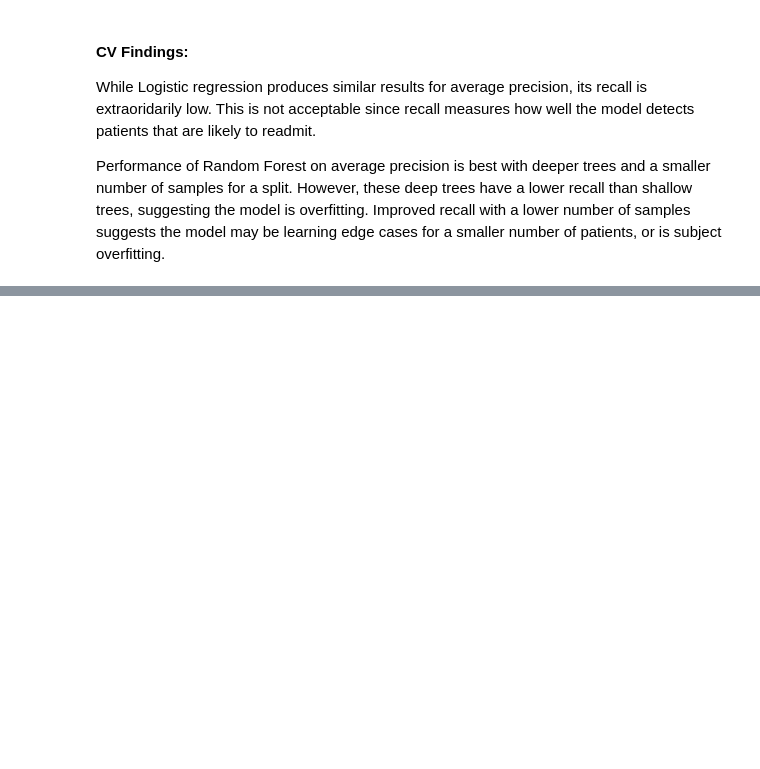
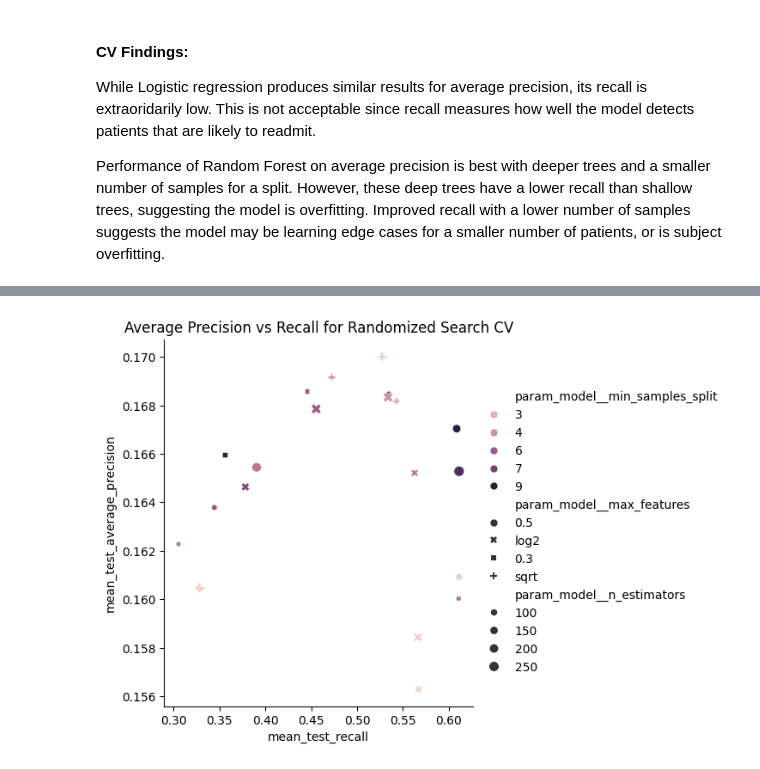
Before and after one commit to SJBales/Diabetes, a Jupyter notebook: notebooks/workshop.ipynb, the cells around one changed output, grey strips where cells are left out. Drawn from its saved outputs; the diff is of its cells as text; code cells hidden in the pictures; blank space fills up the shorter version.

```diff
--- a/notebooks/workshop.ipynb
+++ b/notebooks/workshop.ipynb
@@ -326 +332,12 @@ pd.DataFrame(random_cv.cv_results_).sort_values('mean_test_average_precision', a
 10 rows × 41 columns
+# %%
+sns.relplot(data=rand_grid_cv_results,
+            x='mean_test_recall',
+            y='mean_test_average_precision',
+            hue='param_model__min_samples_split',
+            style='param_model__max_features',
+            size='param_model__n_estimators')
+plt.title("Average Precision vs Recall for Randomized Search CV")
+plt.show()
+# %% [output]
+[figure, added]
```
Also changed, not shown: parts of 10 cells of this notebook.
